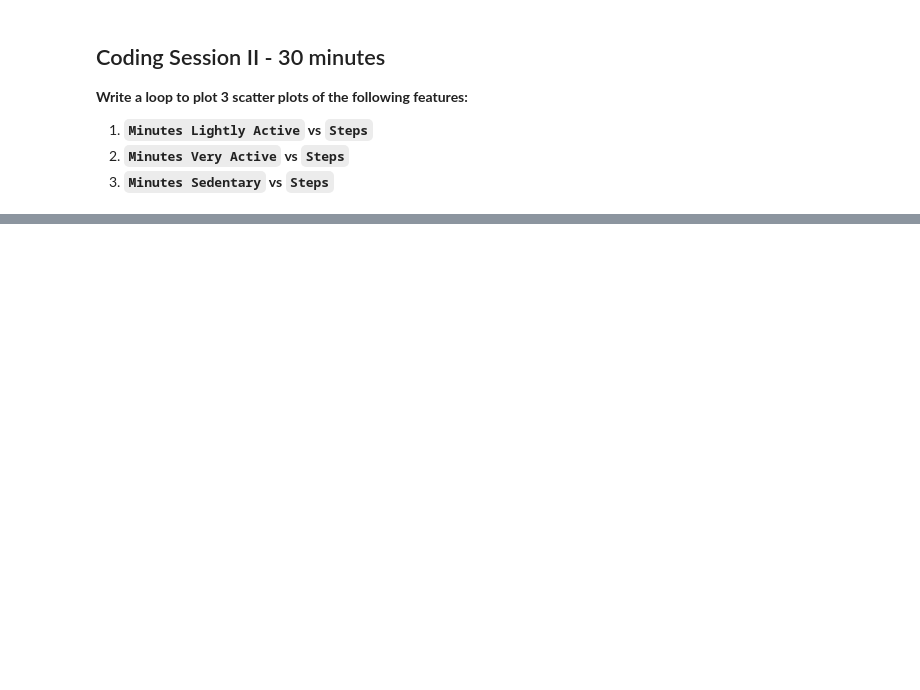
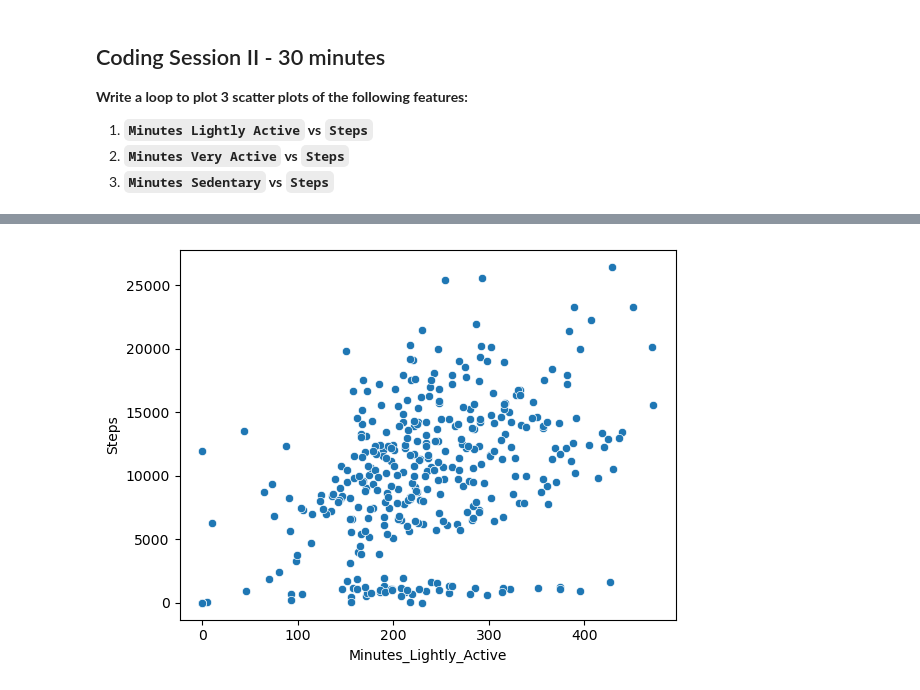
Before and after one commit to Ironhack-Data-Madrid-PartTime-May22/lab_visualization_extra, a Jupyter notebook: challenge-1.ipynb, the cells around one changed output, grey strips where cells are left out. Saved outputs shown, nothing was run; the diff lists cells and outputs as text; code cells hidden in the pictures; blank space fills up the shorter version.

```diff
--- a/challenge-1.ipynb
+++ b/challenge-1.ipynb
@@ -97,0 +146,10 @@ plt.show();
+# %%
+sns.scatterplot(x='Minutes_Lightly_Active',
+                y='Steps',
+                data = fitbit ,
+
+               palette = "cubehelix") # establecer el color de los puntos
+
+plt.show();
+# %% [output]
+[figure, added]
```
Also changed, not shown: parts of 6 cells of this notebook.
